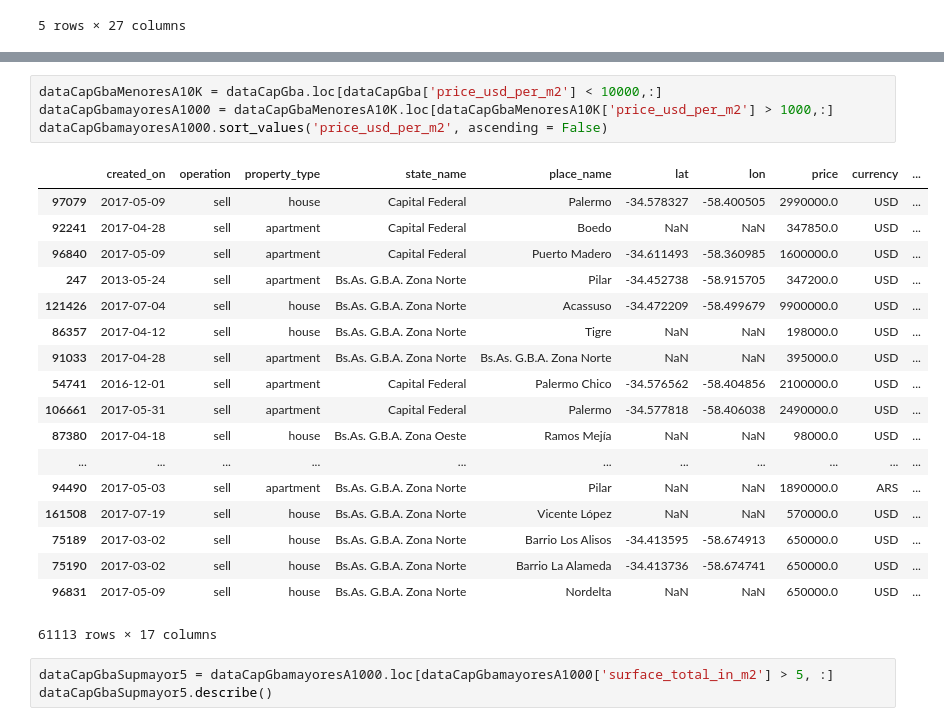
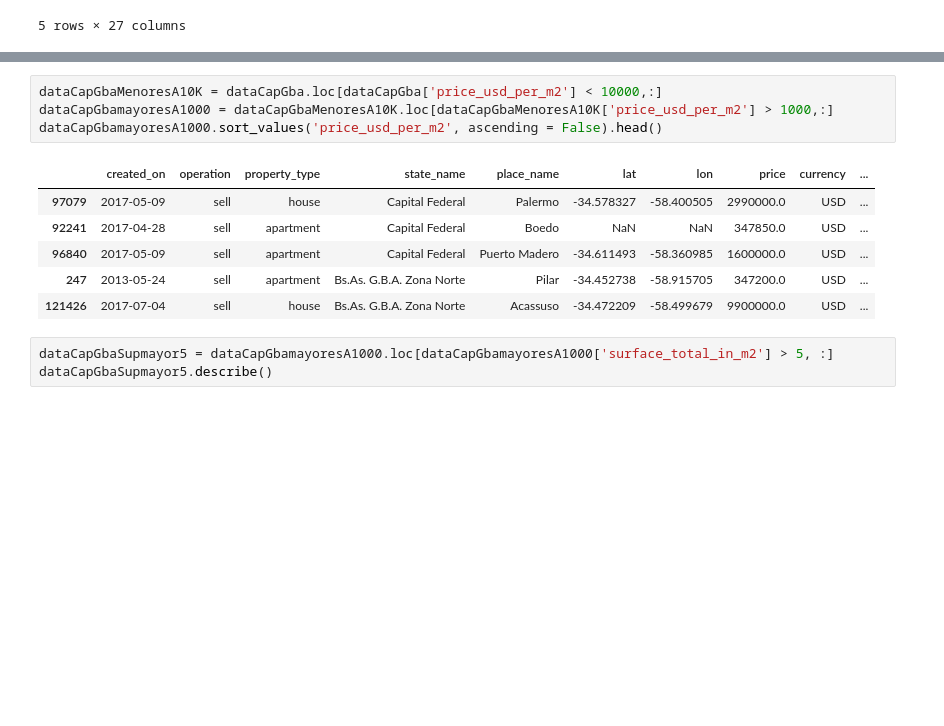
Before and after one commit to Belovic94/TP1-Analisis-Exploratorio, a Jupyter notebook: Analisis cercania villa miseria.ipynb, the cells around one changed output, grey strips where cells are left out. Saved outputs shown, nothing was run; the diff lists cells and outputs as text; blank space fills up the shorter version.

```diff
--- a/Analisis cercania villa miseria.ipynb
+++ b/Analisis cercania villa miseria.ipynb
@@ -46,26 +34,14 @@ dataCapGba.sort_values('price_usd_per_m2', ascending = False)
 # %%
 dataCapGbaMenoresA10K = dataCapGba.loc[dataCapGba['price_usd_per_m2'] < 10000,:]
 dataCapGbamayoresA1000 = dataCapGbaMenoresA10K.loc[dataCapGbaMenoresA10K['price_usd_per_m2'] > 1000,:]
-dataCapGbamayoresA1000.sort_values('price_usd_per_m2', ascending = False)
+dataCapGbamayoresA1000.sort_values('price_usd_per_m2', ascending = False).head()
 # %% [output]
 |  | created_on | operation | property_type | state_name | place_name | lat | lon | price | currency | ... |
 | 97079 | 2017-05-09 | sell | house | Capital Federal | Palermo | -34.578327 | -58.400505 | 2990000.0 | USD | ... |
 | 92241 | 2017-04-28 | sell | apartment | Capital Federal | Boedo | NaN | NaN | 347850.0 | USD | ... |
 | 96840 | 2017-05-09 | sell | apartment | Capital Federal | Puerto Madero | -34.611493 | -58.360985 | 1600000.0 | USD | ... |
 | 247 | 2013-05-24 | sell | apartment | Bs.As. G.B.A. Zona Norte | Pilar | -34.452738 | -58.915705 | 347200.0 | USD | ... |
 | 121426 | 2017-07-04 | sell | house | Bs.As. G.B.A. Zona Norte | Acassuso | -34.472209 | -58.499679 | 9900000.0 | USD | ... |
-| 86357 | 2017-04-12 | sell | house | Bs.As. G.B.A. Zona Norte | Tigre | NaN | NaN | 198000.0 | USD | ... |
-| 91033 | 2017-04-28 | sell | apartment | Bs.As. G.B.A. Zona Norte | Bs.As. G.B.A. Zona Norte | NaN | NaN | 395000.0 | USD | ... |
-| 54741 | 2016-12-01 | sell | apartment | Capital Federal | Palermo Chico | -34.576562 | -58.404856 | 2100000.0 | USD | ... |
-| 106661 | 2017-05-31 | sell | apartment | Capital Federal | Palermo | -34.577818 | -58.406038 | 2490000.0 | USD | ... |
-| 87380 | 2017-04-18 | sell | house | Bs.As. G.B.A. Zona Oeste | Ramos Mejía | NaN | NaN | 98000.0 | USD | ... |
-| ... | ... | ... | ... | ... | ... | ... | ... | ... | ... | ... |
-| 94490 | 2017-05-03 | sell | apartment | Bs.As. G.B.A. Zona Norte | Pilar | NaN | NaN | 1890000.0 | ARS | ... |
-| 161508 | 2017-07-19 | sell | house | Bs.As. G.B.A. Zona Norte | Vicente López | NaN | NaN | 570000.0 | USD | ... |
-| 75189 | 2017-03-02 | sell | house | Bs.As. G.B.A. Zona Norte | Barrio Los Alisos | -34.413595 | -58.674913 | 650000.0 | USD | ... |
-| 75190 | 2017-03-02 | sell | house | Bs.As. G.B.A. Zona Norte | Barrio La Alameda | -34.413736 | -58.674741 | 650000.0 | USD | ... |
-| 96831 | 2017-05-09 | sell | house | Bs.As. G.B.A. Zona Norte | Nordelta | NaN | NaN | 650000.0 | USD | ... |
-61113 rows × 17 columns
 # %%
 dataCapGbaSupmayor5 = dataCapGbamayoresA1000.loc[dataCapGbamayoresA1000['surface_total_in_m2'] > 5, :]
 dataCapGbaSupmayor5.describe()
```
Also changed, not shown: parts of 17 cells of this notebook, 1 other file.
